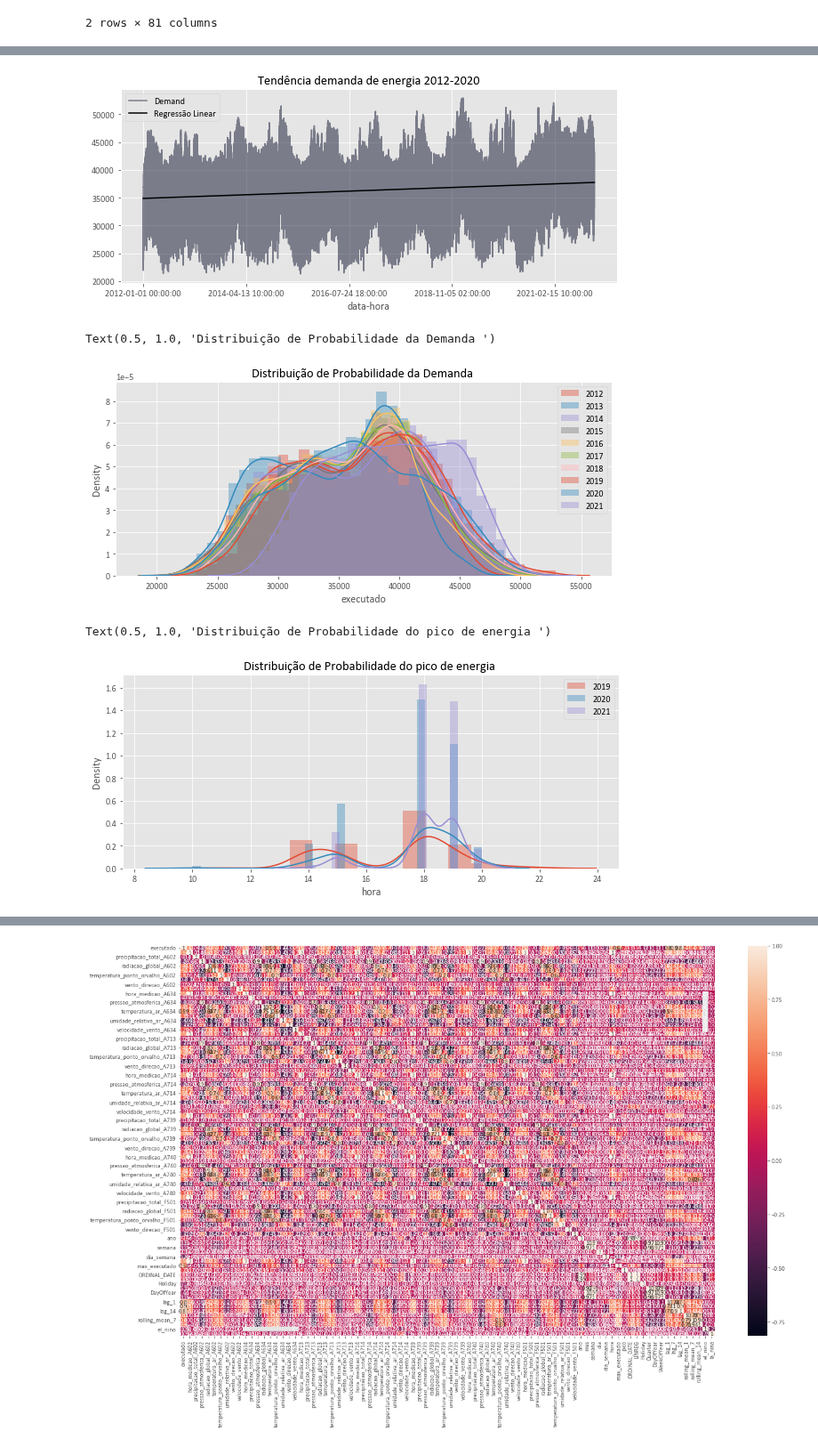
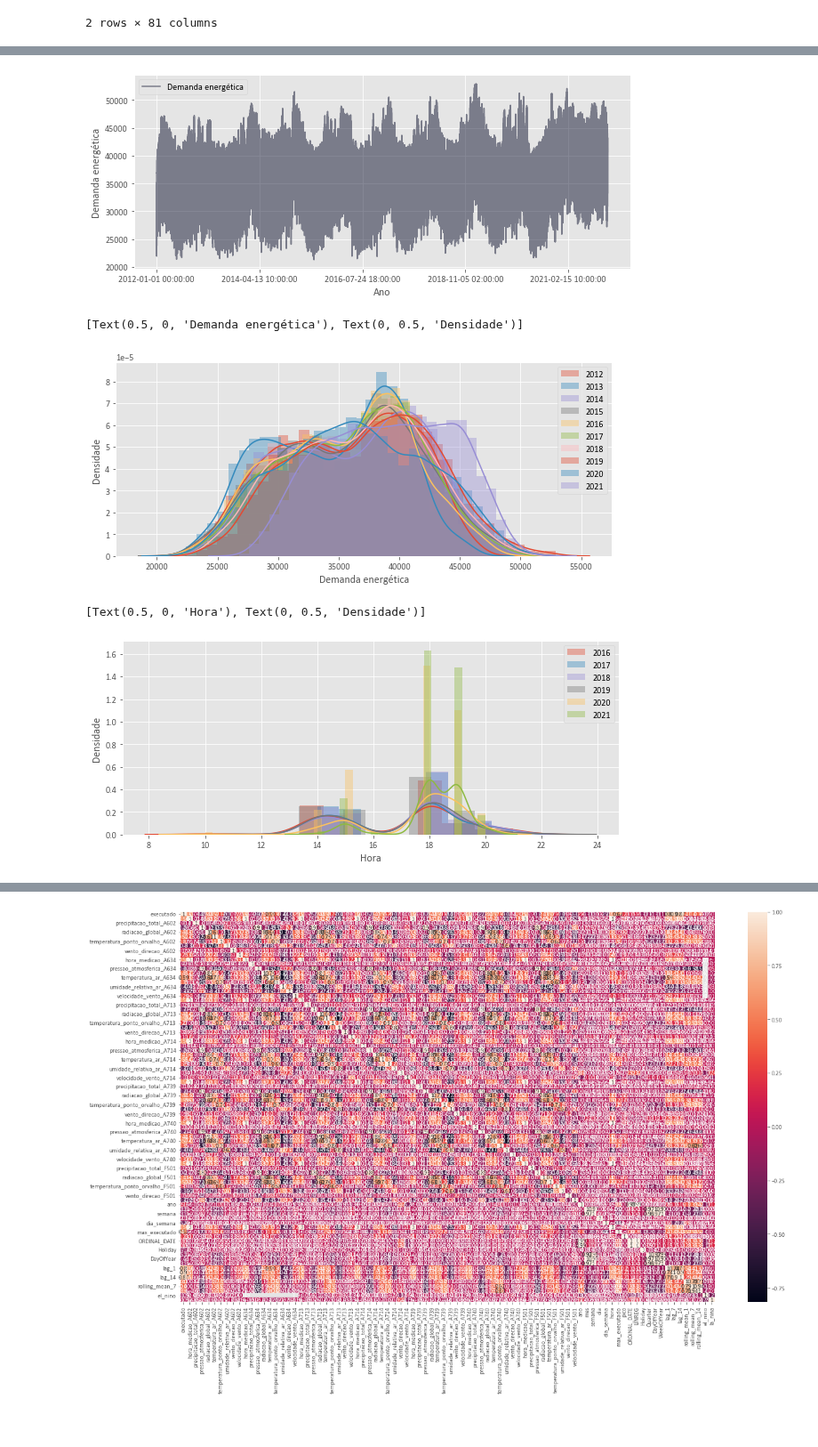
Before and after one commit to Alorencatto/tcc, a Jupyter notebook: features-eng.ipynb, the cells around one changed output, grey strips where cells are left out. Shown at 89% size. Cells and saved outputs as stored; diff of their text form; code cells hidden in the pictures; blank space fills up the shorter version.

```diff
--- a/features-eng.ipynb
+++ b/features-eng.ipynb
@@ -131,0 +179,11 @@ plt.show()
+# %%
+df_demanda_potencia["DATE"] = pd.to_datetime(df_demanda_potencia.index)
+df_demanda_potencia["ORDINAL_DATE"] = df_demanda_potencia["DATE"].apply(
+    lambda x: time.mktime(x.timetuple())
+)
+
+tmp = df_demanda_potencia.dropna(subset=["executado", "ORDINAL_DATE"])[
+    "ORDINAL_DATE"
+].values.reshape(-1, 1)
+
+print(tmp)
@@ -160,22 +232,24 @@ LinReg Slope (per year): [0.15921282]
 # %%
 df_demanda_potencia["LINREG"] = lin_regr.predict(
     df_demanda_potencia["ORDINAL_DATE"].values.reshape(-1, 1)
 )
 ax = df_demanda_potencia.plot(
     y="executado",
     figsize=(10, 4),
-    title="Tendência demanda de energia 2012-2020",
+    title="",
+    # title="Tendência demanda de energia 2012-2020",
     c=dark_blue,
     alpha=0.5,
-    label="Demand",
+    label="Demanda energética",
 )
 # for y in np.arange(2012, 2021):
 #     ax.axvline(pd.datetime(y, 1, 1), c=cian, linestyle="--", alpha=0.75)
 
-df_demanda_potencia.plot(y="LINREG", figsize=(10, 4), c="k", ax=ax, label="Regressão Linear")
+# df_demanda_potencia.plot(y="LINREG", figsize=(10, 4), c="k", ax=ax, label="Regressão Linear")
+ax.set(xlabel='Ano', ylabel='Demanda energética')
 plt.show()
 # %% [output]
-[figure, old version]
+[figure, new version]
 # %%
 # Criando gráfico de análise da distribuição da probabilidade de demanda
 
@@ -188,15 +262,16 @@ for year in years_to_analyze:
     )
 
 ax.legend()
-ax.set_title("Distribuição de Probabilidade da Demanda ")
+ax.set(xlabel='Demanda energética', ylabel='Densidade')
+# ax.set_title("Distribuição de Probabilidade da Demanda ")
 # %% [output]
-Text(0.5, 1.0, 'Distribuição de Probabilidade da Demanda ')
+[Text(0.5, 0, 'Demanda energética'), Text(0, 0.5, 'Densidade')]
-[figure, old version]
+[figure, new version]
 # %%
 # Criando gráfico de análise do pico de demanda
 
 # years_to_analyze : list = [2012,2013,2014,2015,2016,2017,2018,2019,2020,2021]
-years_to_analyze : list = [2019,2020,2021]
+years_to_analyze : list = [2016,2017,2018,2019,2020,2021]
 
 df_demanda_pico = df_demanda_potencia[df_demanda_potencia["pico"] == 1].copy()
 
@@ -207,10 +282,11 @@ for year in years_to_analyze:
     )
 
 ax.legend()
-ax.set_title("Distribuição de Probabilidade do pico de energia ")
+ax.set(xlabel='Hora', ylabel='Densidade')
+# ax.set_title("Distribuição de Probabilidade do pico de energia ")
 # %% [output]
-Text(0.5, 1.0, 'Distribuição de Probabilidade do pico de energia ')
+[Text(0.5, 0, 'Hora'), Text(0, 0.5, 'Densidade')]
-[figure, old version]
+[figure, new version]
 # %%
 # #Plot do primeiro semestre de cada ano
 # ax = sns.histplot(
```
Also changed, not shown: parts of 12 cells of this notebook, 4 other files.
